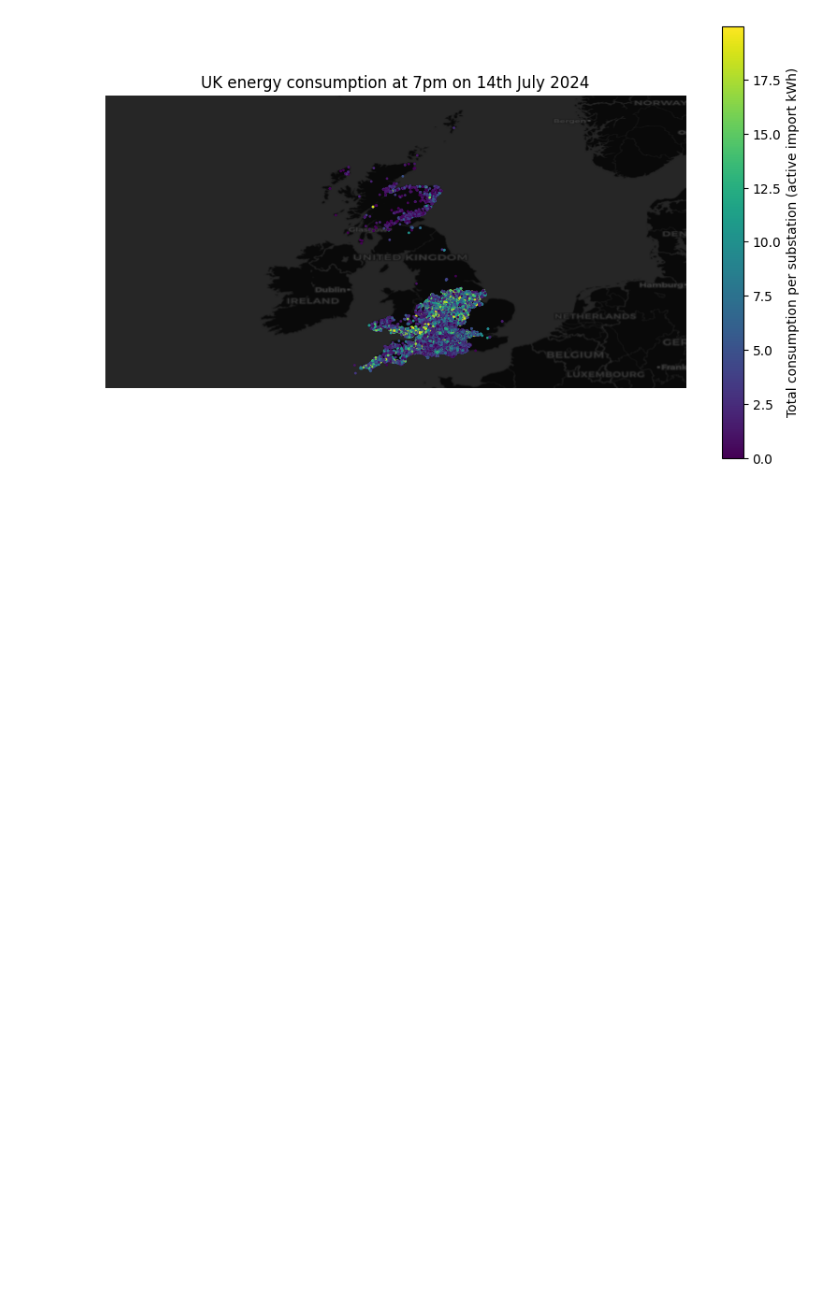
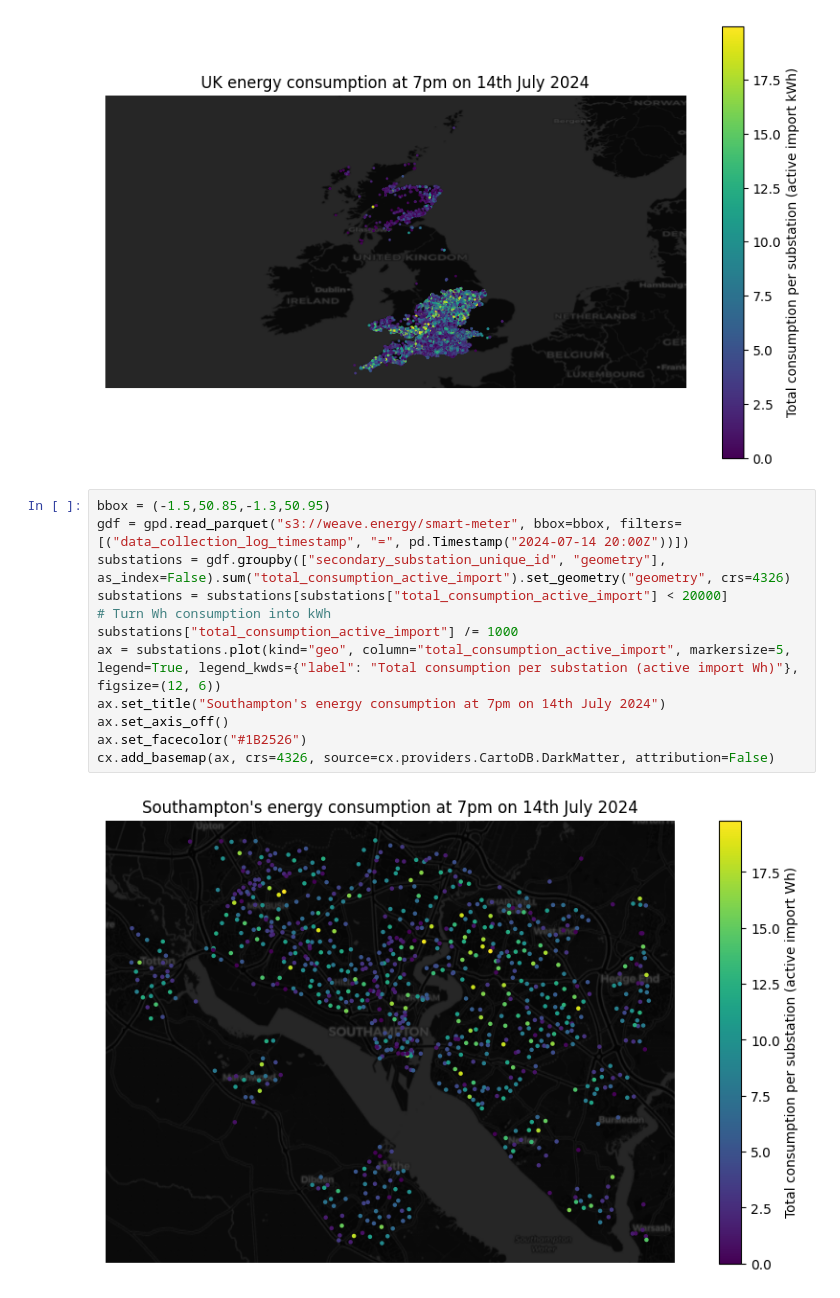
Before and after one commit to vsourirajan/WattCast, a Jupyter notebook: src/EDA.ipynb, the cells around one changed output. Cells and saved outputs as stored; diff of their text form; blank space fills up the shorter version.

```diff
--- a/src/EDA.ipynb
+++ b/src/EDA.ipynb
@@ -34,3 +34,17 @@ ax.set_ylim(49.25, 61.5)
 cx.add_basemap(ax, crs=4326, source=cx.providers.CartoDB.DarkMatter, attribution=False)
 # %% [output]
 [figure]
+# %%
+bbox = (-1.5,50.85,-1.3,50.95)
+gdf = gpd.read_parquet("s3://weave.energy/smart-meter", bbox=bbox, filters=[("data_collection_log_timestamp", "=", pd.Timestamp("2024-07-14 20:00Z"))])
+substations = gdf.groupby(["secondary_substation_unique_id", "geometry"], as_index=False).sum("total_consumption_active_import").set_geometry("geometry", crs=4326)
+substations = substations[substations["total_consumption_active_import"] < 20000]
+# Turn Wh consumption into kWh
+substations["total_consumption_active_import"] /= 1000
+ax = substations.plot(kind="geo", column="total_consumption_active_import", markersize=5, legend=True, legend_kwds={"label": "Total consumption per substation (active import Wh)"}, figsize=(12, 6))
+ax.set_title("Southampton's energy consumption at 7pm on 14th July 2024")
+ax.set_axis_off()
+ax.set_facecolor("#1B2526")
+cx.add_basemap(ax, crs=4326, source=cx.providers.CartoDB.DarkMatter, attribution=False)
+# %% [output]
+[figure, added]
```
Also changed, not shown: 1 other file.
